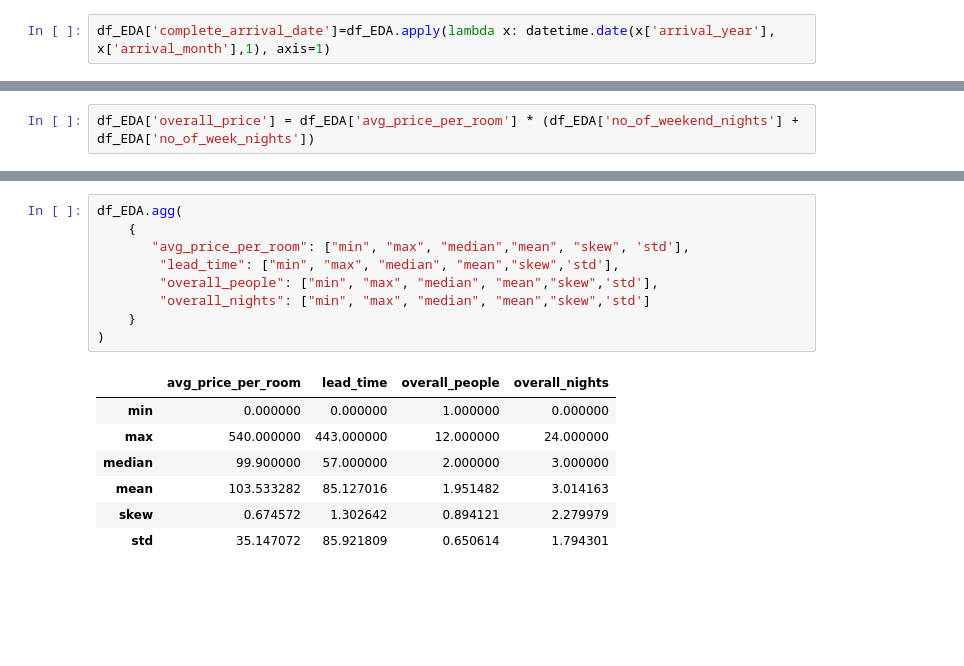
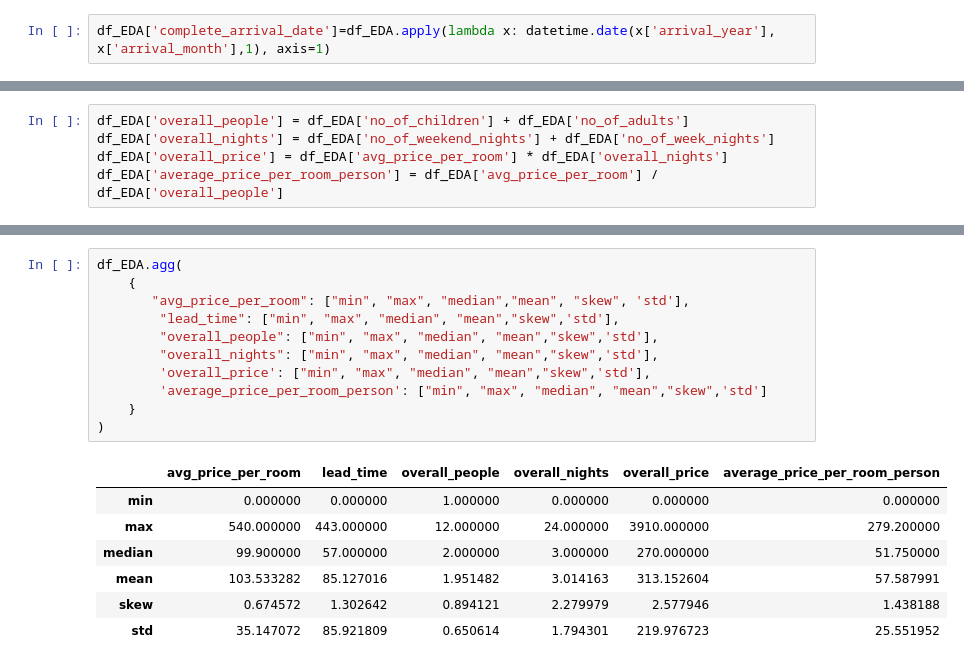
Before and after one commit to Jannis997/Hotel_Reservations, a Jupyter notebook: test.ipynb, the cells around one changed output, grey strips where cells are left out. Cells and saved outputs as stored; diff of their text form; blank space fills up the shorter version.

```diff
--- a/test.ipynb
+++ b/test.ipynb
@@ -215,2 +311,0 @@ sns.scatterplot(data=df_EDA, x="lead_time", y="avg_price_per_room", hue="booking
-# %%
-df_EDA['overall_price'] = df_EDA['avg_price_per_room'] * (df_EDA['no_of_weekend_nights'] + df_EDA['no_of_week_nights'])
@@ -348,0 +345,5 @@ plt.show()
+# %%
+df_EDA['overall_people'] = df_EDA['no_of_children'] + df_EDA['no_of_adults']
+df_EDA['overall_nights'] = df_EDA['no_of_weekend_nights'] + df_EDA['no_of_week_nights']
+df_EDA['overall_price'] = df_EDA['avg_price_per_room'] * df_EDA['overall_nights']
+df_EDA['average_price_per_room_person'] = df_EDA['avg_price_per_room'] / df_EDA['overall_people']
@@ -349,17 +366,19 @@ plt.show()
 # %%
 df_EDA.agg(
     {
        "avg_price_per_room": ["min", "max", "median","mean", "skew", 'std'],
         "lead_time": ["min", "max", "median", "mean","skew",'std'],
         "overall_people": ["min", "max", "median", "mean","skew",'std'],
-        "overall_nights": ["min", "max", "median", "mean","skew",'std']
+        "overall_nights": ["min", "max", "median", "mean","skew",'std'],
+        'overall_price': ["min", "max", "median", "mean","skew",'std'],
+        'average_price_per_room_person': ["min", "max", "median", "mean","skew",'std']
     }
 )
 # %% [output]
-|  | avg_price_per_room | lead_time | overall_people | overall_nights |
-| min | 0.000000 | 0.000000 | 1.000000 | 0.000000 |
-| max | 540.000000 | 443.000000 | 12.000000 | 24.000000 |
-| median | 99.900000 | 57.000000 | 2.000000 | 3.000000 |
-| mean | 103.533282 | 85.127016 | 1.951482 | 3.014163 |
-| skew | 0.674572 | 1.302642 | 0.894121 | 2.279979 |
-| std | 35.147072 | 85.921809 | 0.650614 | 1.794301 |
+|  | avg_price_per_room | lead_time | overall_people | overall_nights | overall_price | average_price_per_room_person |
+| min | 0.000000 | 0.000000 | 1.000000 | 0.000000 | 0.000000 | 0.000000 |
+| max | 540.000000 | 443.000000 | 12.000000 | 24.000000 | 3910.000000 | 279.200000 |
+| median | 99.900000 | 57.000000 | 2.000000 | 3.000000 | 270.000000 | 51.750000 |
+| mean | 103.533282 | 85.127016 | 1.951482 | 3.014163 | 313.152604 | 57.587991 |
+| skew | 0.674572 | 1.302642 | 0.894121 | 2.279979 | 2.577946 | 1.438188 |
+| std | 35.147072 | 85.921809 | 0.650614 | 1.794301 | 219.976723 | 25.551952 |
```
Also changed, not shown: parts of 53 cells of this notebook.
